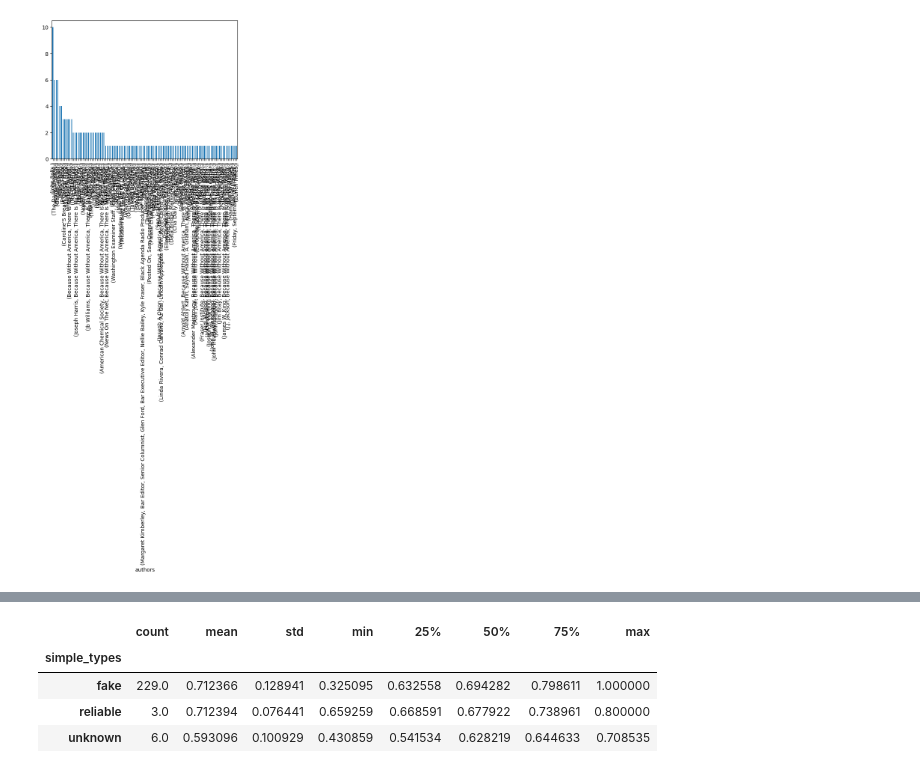
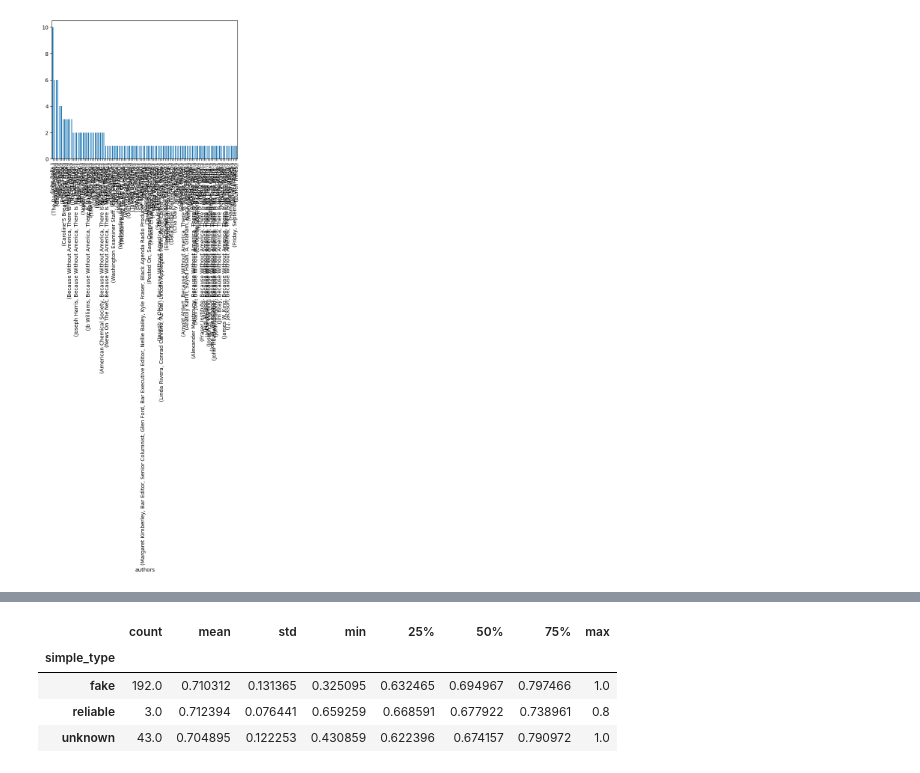
Before and after one commit to emiloerum/GDS_Project, a Jupyter notebook: projecttask1.ipynb, the cells around one changed output, grey strips where cells are left out. Drawn from its saved outputs; the diff is of its cells as text; code cells hidden in the pictures.

```diff
--- a/projecttask1.ipynb
+++ b/projecttask1.ipynb
@@ -357,14 +356,14 @@ statistics on ratio of unique words in article (with stopwords)
 [figure]
 # %%
 news_data['mean_word_length']=content_column_no_stopwords.apply(lambda x:unique_words_ratio(x))
-news_data.groupby('simple_types')['mean_word_length'].describe()
+news_data.groupby('simple_type')['mean_word_length'].describe()
 #kunne være fedt med boxplots her men altså
 # %% [output]
 |  | count | mean | std | min | 25% | 50% | 75% | max |
-| simple_types |  |  |  |  |  |  |  |  |
-| fake | 229.0 | 0.712366 | 0.128941 | 0.325095 | 0.632558 | 0.694282 | 0.798611 | 1.000000 |
-| reliable | 3.0 | 0.712394 | 0.076441 | 0.659259 | 0.668591 | 0.677922 | 0.738961 | 0.800000 |
-| unknown | 6.0 | 0.593096 | 0.100929 | 0.430859 | 0.541534 | 0.628219 | 0.644633 | 0.708535 |
+| simple_type |  |  |  |  |  |  |  |  |
+| fake | 192.0 | 0.710312 | 0.131365 | 0.325095 | 0.632465 | 0.694967 | 0.797466 | 1.0 |
+| reliable | 3.0 | 0.712394 | 0.076441 | 0.659259 | 0.668591 | 0.677922 | 0.738961 | 0.8 |
+| unknown | 43.0 | 0.704895 | 0.122253 | 0.430859 | 0.622396 | 0.674157 | 0.790972 | 1.0 |
 # %%
 #remove unknowns
 #splitte datasæt
```
Also changed, not shown: parts of 2 cells of this notebook.
